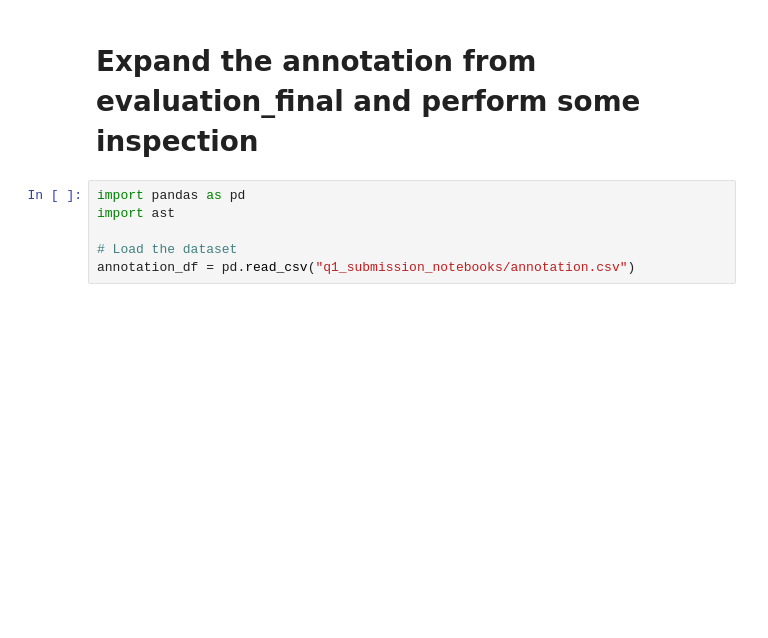
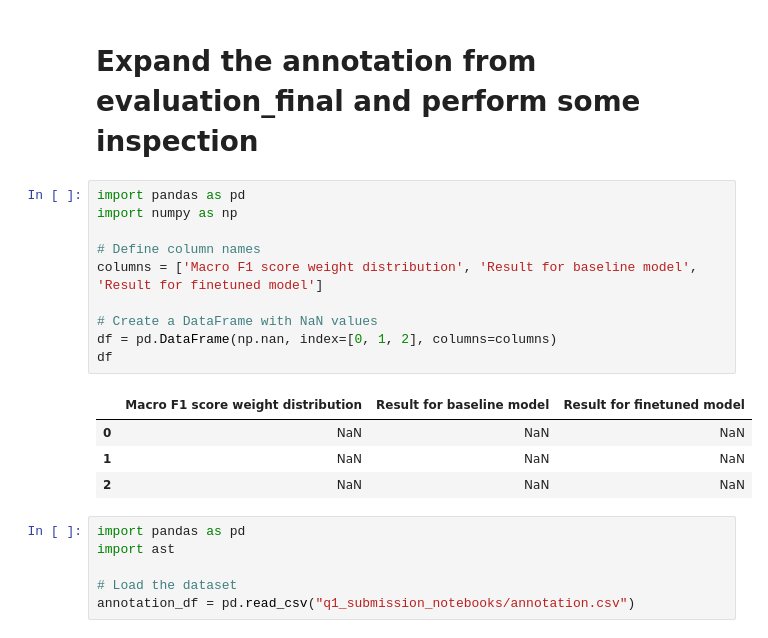
Before and after one commit to kanggunh/DSC180_B11_Q2, a Jupyter notebook: expanding_annotation.ipynb, the cells around one changed output. Saved outputs shown, nothing was run; the diff lists cells and outputs as text; blank space fills up the shorter version.

```diff
--- a/expanding_annotation.ipynb
+++ b/expanding_annotation.ipynb
@@ -1,5 +1,20 @@
 # %% [markdown]
 # Expand the annotation from evaluation_final and perform some inspection
+# %%
+import pandas as pd
+import numpy as np
+
+# Define column names
+columns = ['Macro F1 score weight distribution', 'Result for baseline model', 'Result for finetuned model']
+
+# Create a DataFrame with NaN values
+df = pd.DataFrame(np.nan, index=[0, 1, 2], columns=columns)
+df
+# %% [output]
+|  | Macro F1 score weight distribution | Result for baseline model | Result for finetuned model |
+| 0 | NaN | NaN | NaN |
+| 1 | NaN | NaN | NaN |
+| 2 | NaN | NaN | NaN |
 # %%
 import pandas as pd
 import ast
```
Also changed, not shown: parts of 5 cells of this notebook.
